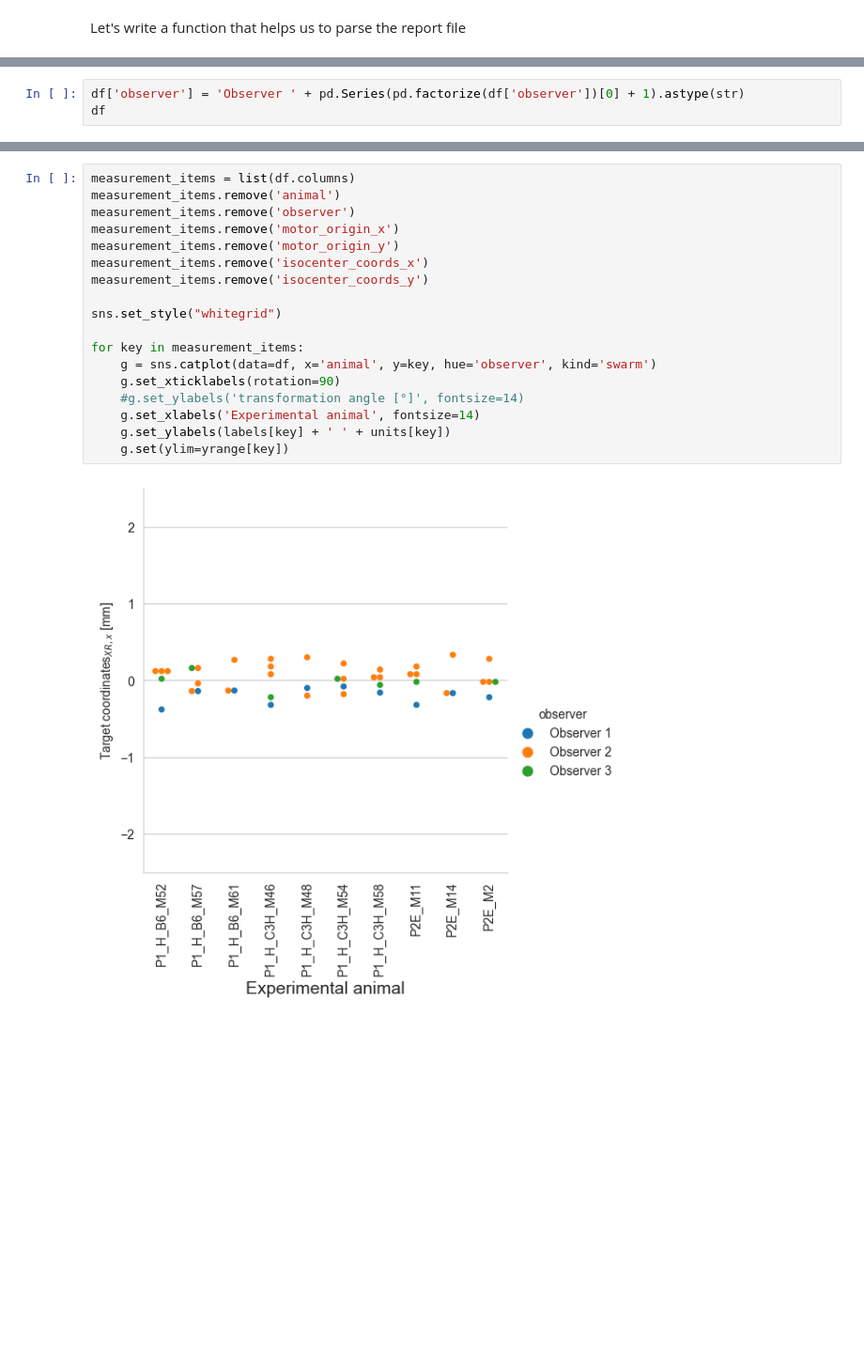
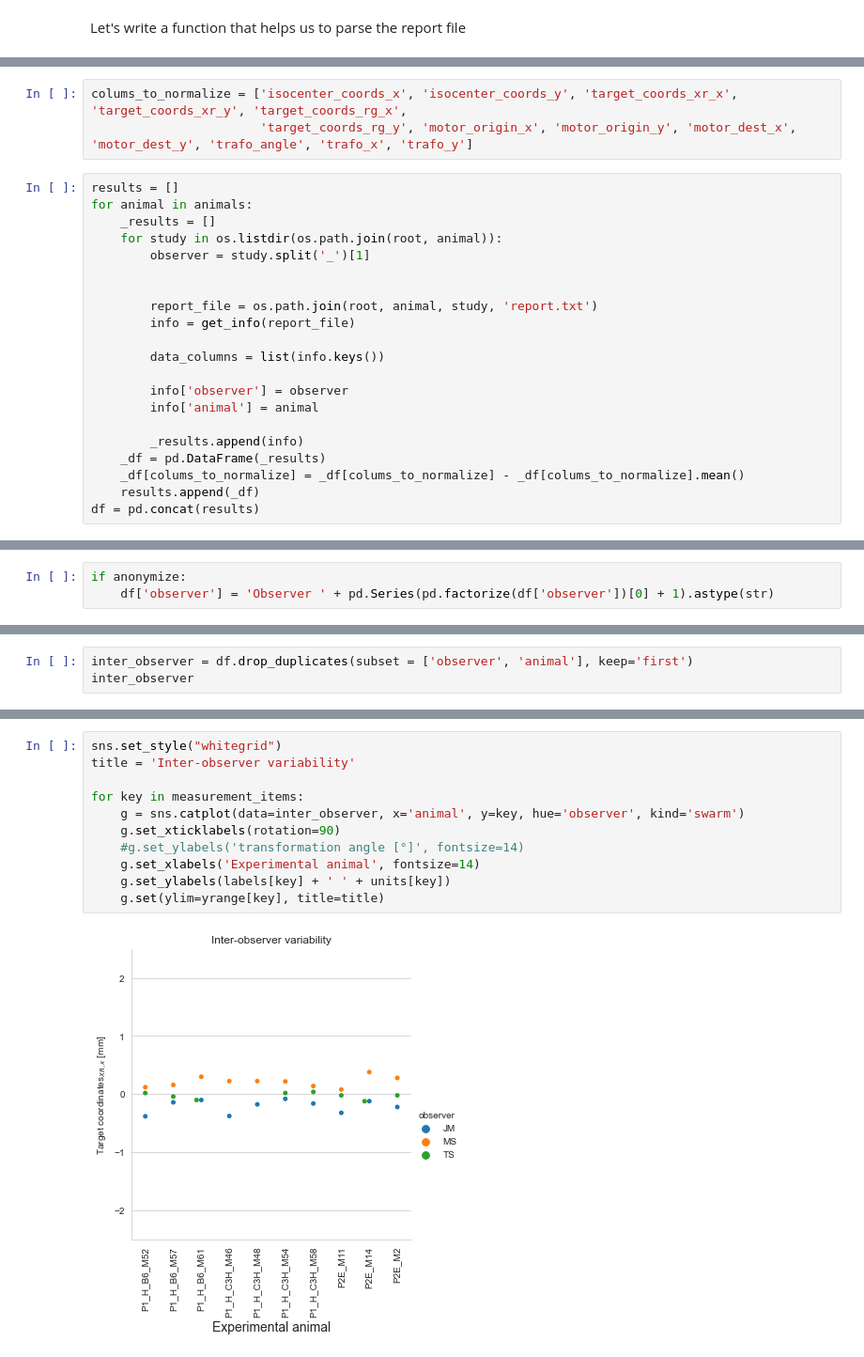
Before and after one commit to jo-mueller/radiographic_workflow_evaluation, a Jupyter notebook: Evaluate_observer_variations.ipynb, the cells around one changed output, grey strips where cells are left out. Shown at 94% size. Drawn from its saved outputs; the diff is of its cells as text; blank space fills up the shorter version.

Commit message:
Separated analysis in intra/inter obser variations

```diff
--- a/Evaluate_observer_variations.ipynb
+++ b/Evaluate_observer_variations.ipynb
@@ -95 +86,25 @@ df = pd.concat(results)
+# %%
+colums_to_normalize = ['isocenter_coords_x', 'isocenter_coords_y', 'target_coords_xr_x', 'target_coords_xr_y', 'target_coords_rg_x',
+                       'target_coords_rg_y', 'motor_origin_x', 'motor_origin_y', 'motor_dest_x', 'motor_dest_y', 'trafo_angle', 'trafo_x', 'trafo_y']
+# %%
+results = []
+for animal in animals:
+    _results = []
+    for study in os.listdir(os.path.join(root, animal)):
+        observer = study.split('_')[1]
+
+
+        report_file = os.path.join(root, animal, study, 'report.txt')
+        info = get_info(report_file)
+
+        data_columns = list(info.keys())
+
+        info['observer'] = observer
+        info['animal'] = animal
+
+        _results.append(info)
+    _df = pd.DataFrame(_results)
+    _df[colums_to_normalize] = _df[colums_to_normalize] - _df[colums_to_normalize].mean()
+    results.append(_df)
+df = pd.concat(results)
 # %% [markdown]
@@ -97,3 +116,3 @@ These are the accumulated, anonymized results:
 # %%
-df['observer'] = 'Observer ' + pd.Series(pd.factorize(df['observer'])[0] + 1).astype(str)
-df
+if anonymize:
+    df['observer'] = 'Observer ' + pd.Series(pd.factorize(df['observer'])[0] + 1).astype(str)
@@ -149,0 +163,3 @@ In order to better compare large/small deviations between animals, we normalize
+# %%
+inter_observer = df.drop_duplicates(subset = ['observer', 'animal'], keep='first')
+inter_observer
@@ -150,20 +184,13 @@ In order to better compare large/small deviations between animals, we normalize
 # %%
-measurement_items = list(df.columns)
-measurement_items.remove('animal')
-measurement_items.remove('observer')
-measurement_items.remove('motor_origin_x')
-measurement_items.remove('motor_origin_y')
-measurement_items.remove('isocenter_coords_x')
-measurement_items.remove('isocenter_coords_y')
-
 sns.set_style("whitegrid")
+title = 'Inter-observer variability'
 
 for key in measurement_items:
-    g = sns.catplot(data=df, x='animal', y=key, hue='observer', kind='swarm')
+    g = sns.catplot(data=inter_observer, x='animal', y=key, hue='observer', kind='swarm')
     g.set_xticklabels(rotation=90)
     #g.set_ylabels('transformation angle [°]', fontsize=14)
     g.set_xlabels('Experimental animal', fontsize=14)
     g.set_ylabels(labels[key] + ' ' + units[key])
-    g.set(ylim=yrange[key])
+    g.set(ylim=yrange[key], title=title)
 # %% [output]
-[figure, old version]
+[figure, new version]
```
Also changed, not shown: parts of 20 cells of this notebook.
